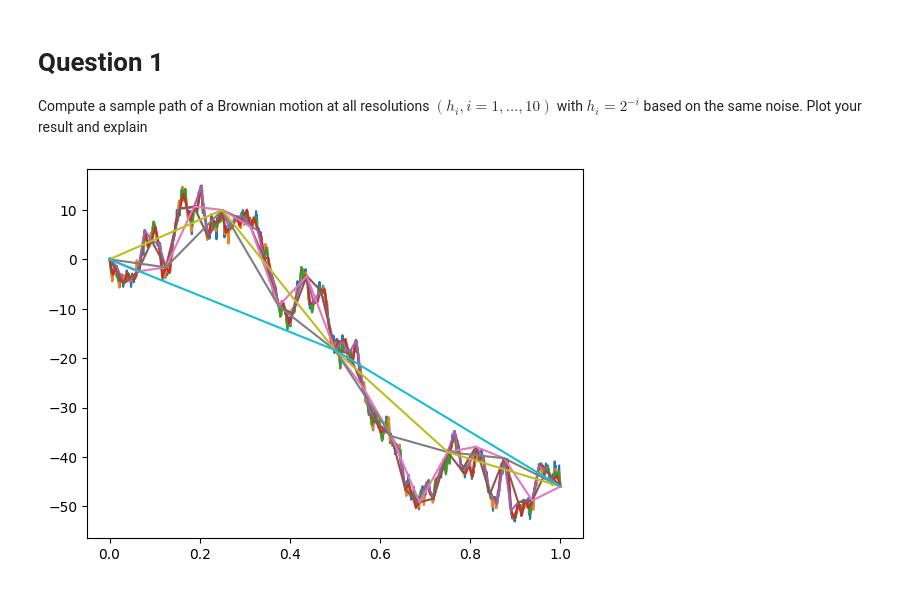
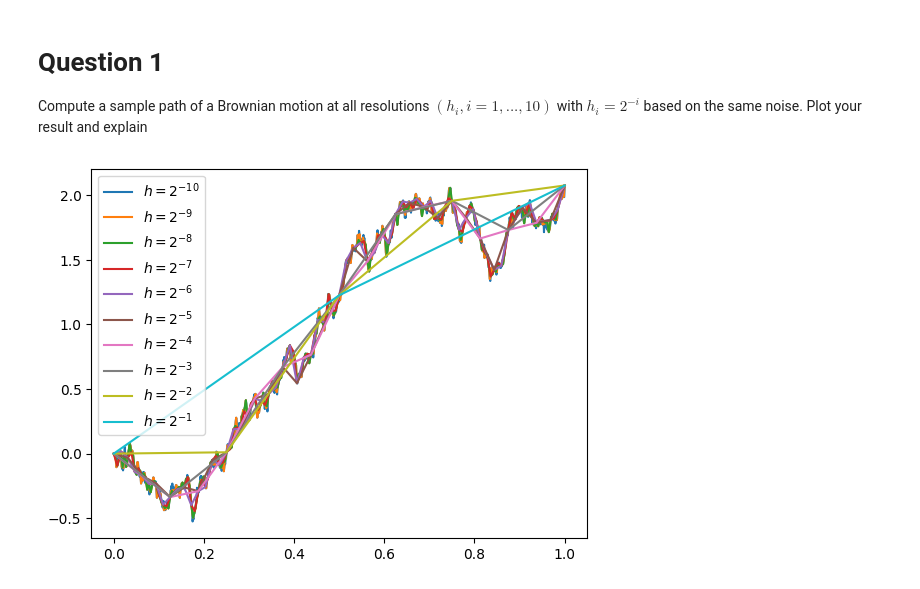
Before and after one commit to ufotermiten/A4-TMS150, a Jupyter notebook: A4.ipynb, the cells around one changed output. Drawn from its saved outputs; the diff is of its cells as text; code cells hidden in the pictures.

```diff
--- a/A4.ipynb
+++ b/A4.ipynb
@@ -5,18 +5,21 @@ based on the same noise. Plot your result and explain
 # %%
 #Question 1
 import numpy as np
 import matplotlib.pyplot as plt
-np.random.seed(34)
+np.random.seed()
 res = 10
-h=2**res**-1
-eta = np.random.randn(2**res)*h # N(0,h)
+h=2**-res
+eta= np.random.randn(2**res)*np.sqrt(h) # N(0,h)
 fig, ax = plt.subplots()
 for i in range(res):
     h = 2**-(res-i)
-    W= np.zeros(2**(res-i)+1)
+    W = np.zeros(2**(res-i)+1)
     for j in range(len(W)-1):
         W[j+1] = W[j] + eta[j]
-    ax.plot(np.arange(0,1+h,h),W)
+
+    ax.plot(np.arange(0,1+h,h),W,label = r"$h=2^{-%d}$" % (res-i))
     eta = [eta[k]+eta[k+1] for k in range(0,len(eta),2)]
+ax.legend()
+plt.show()
 # %% [output]
-[figure, old version]
+[figure, new version]
```
Also changed, not shown: parts of 5 cells of this notebook.
